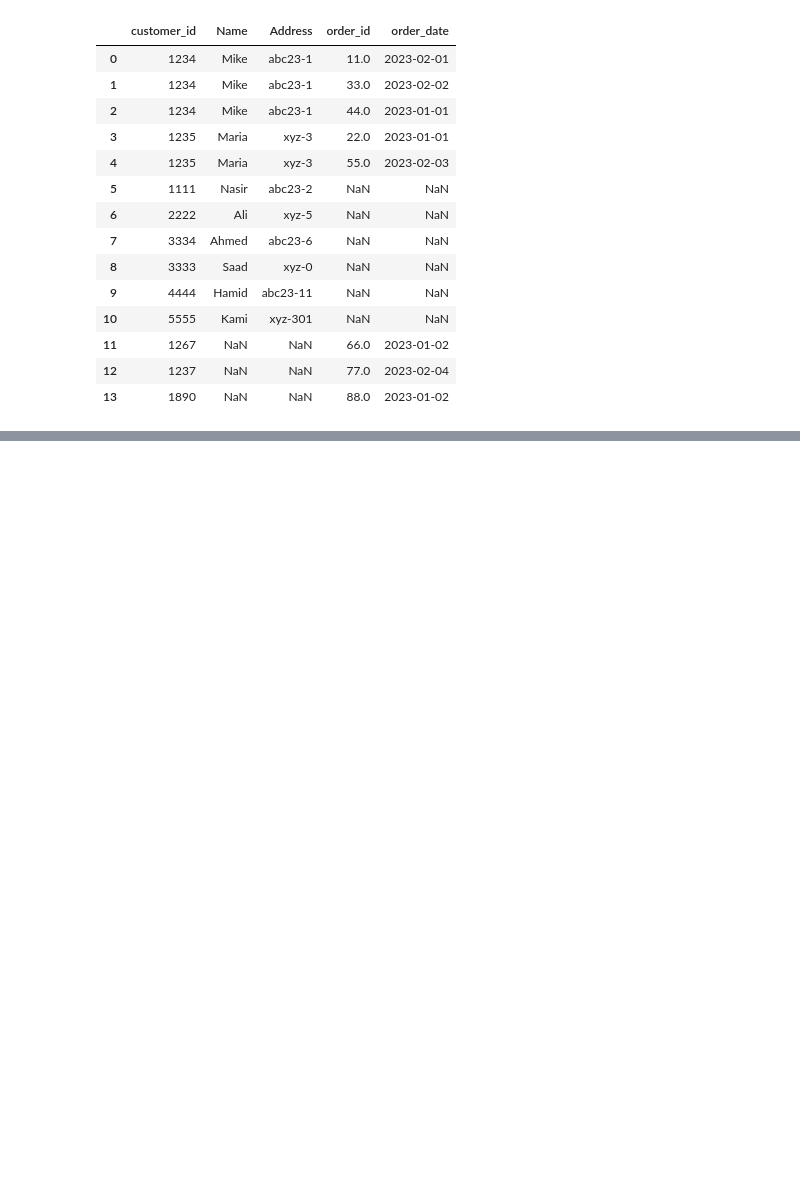
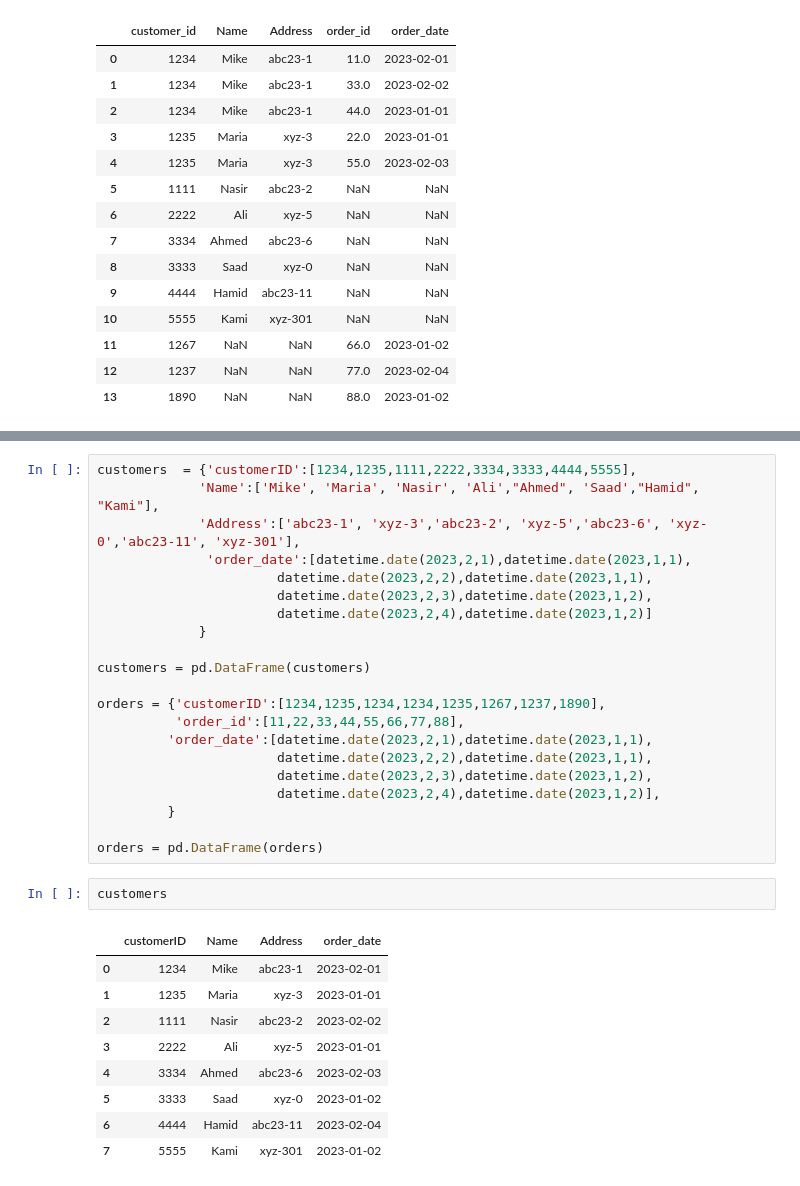
Before and after one commit to sadafwalliyani/Python-Assignments, a Jupyter notebook: AI-Q2/combining_reshaping_data.ipynb, the cells around one changed output, grey strips where cells are left out. Drawn from its saved outputs; the diff is of its cells as text; blank space fills up the shorter version.

```diff
--- a/AI-Q2/combining_reshaping_data.ipynb
+++ b/AI-Q2/combining_reshaping_data.ipynb
@@ -136,0 +236,33 @@ merged_data=pd.merge
+# %%
+customers  = {'customerID':[1234,1235,1111,2222,3334,3333,4444,5555],
+             'Name':['Mike', 'Maria', 'Nasir', 'Ali',"Ahmed", 'Saad',"Hamid", "Kami"],
+             'Address':['abc23-1', 'xyz-3','abc23-2', 'xyz-5','abc23-6', 'xyz-0','abc23-11', 'xyz-301'],
+              'order_date':[datetime.date(2023,2,1),datetime.date(2023,1,1),
+                       datetime.date(2023,2,2),datetime.date(2023,1,1),
+                       datetime.date(2023,2,3),datetime.date(2023,1,2),
+                       datetime.date(2023,2,4),datetime.date(2023,1,2)]
+             }
+
+customers = pd.DataFrame(customers)
+
+orders = {'customerID':[1234,1235,1234,1234,1235,1267,1237,1890],
+          'order_id':[11,22,33,44,55,66,77,88],
+         'order_date':[datetime.date(2023,2,1),datetime.date(2023,1,1),
+                       datetime.date(2023,2,2),datetime.date(2023,1,1),
+                       datetime.date(2023,2,3),datetime.date(2023,1,2),
+                       datetime.date(2023,2,4),datetime.date(2023,1,2)],
+         }
+
+orders = pd.DataFrame(orders)
+# %%
+customers
+# %% [output]
+|  | customerID | Name | Address | order_date |
+| 0 | 1234 | Mike | abc23-1 | 2023-02-01 |
+| 1 | 1235 | Maria | xyz-3 | 2023-01-01 |
+| 2 | 1111 | Nasir | abc23-2 | 2023-02-02 |
+| 3 | 2222 | Ali | xyz-5 | 2023-01-01 |
+| 4 | 3334 | Ahmed | abc23-6 | 2023-02-03 |
+| 5 | 3333 | Saad | xyz-0 | 2023-01-02 |
+| 6 | 4444 | Hamid | abc23-11 | 2023-02-04 |
+| 7 | 5555 | Kami | xyz-301 | 2023-01-02 |
```
Also changed, not shown: parts of 11 cells of this notebook.
